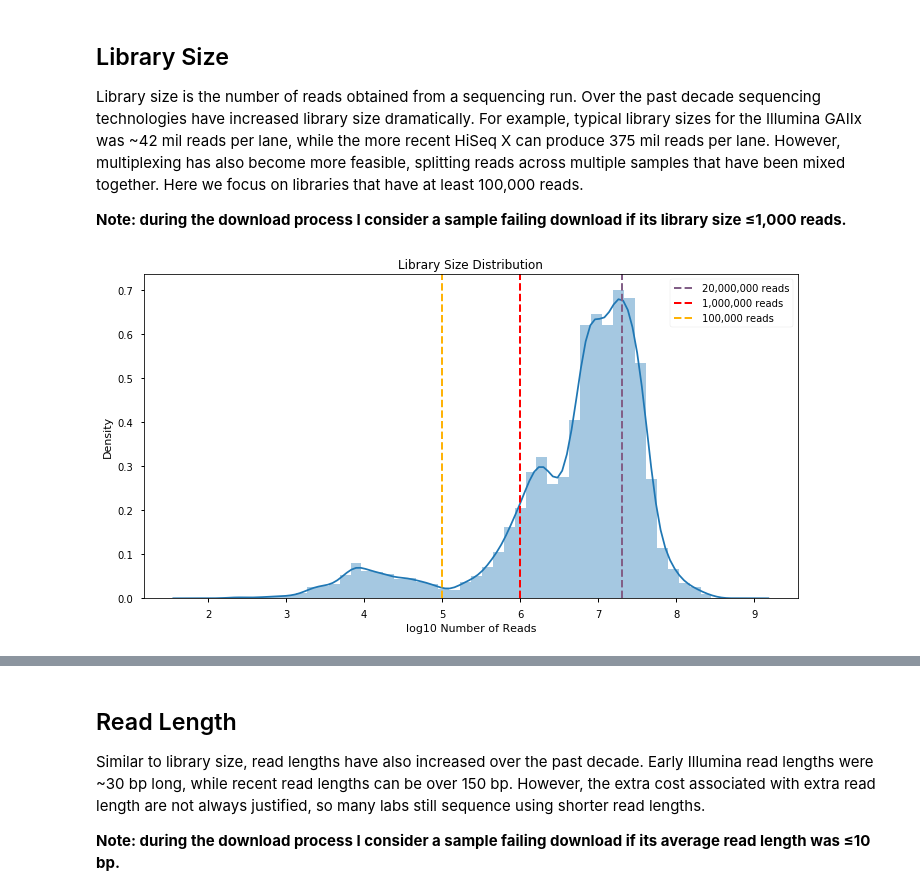
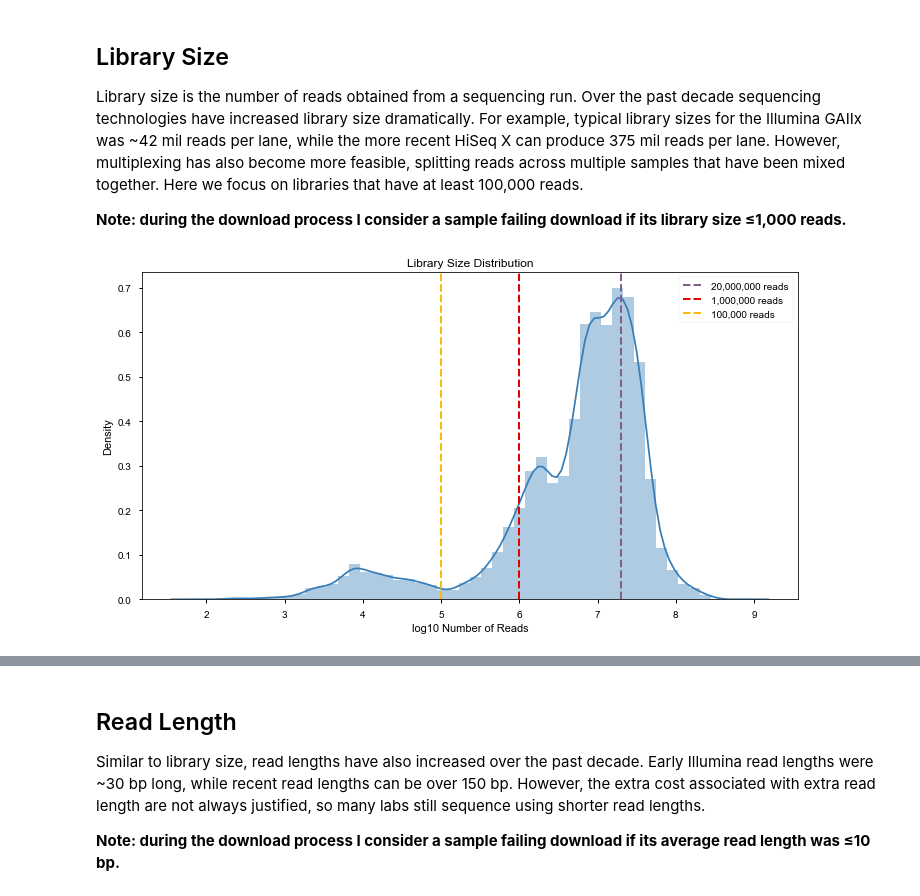
Before and after one commit to jfear/ncbi_remap, a Jupyter notebook: docs/01.01-prealn-wf_qc.ipynb, the cells around one changed output, grey strips where cells are left out. Saved outputs shown, nothing was run; the diff lists cells and outputs as text; code cells hidden in the pictures.

```diff
--- a/docs/01.01-prealn-wf_qc.ipynb
+++ b/docs/01.01-prealn-wf_qc.ipynb
@@ -79,22 +77,22 @@ Here we focus on libraries that have at least 100,000 reads.
 # %%
 # Plot distribution of libsizes
 @make_figs(nbconfig.fig_name('distplot_libsize'),
            styles=nbconfig.styles_wide, formats=nbconfig.formats)
 def plot(store):
     sr = store['prealn/workflow/fastq']['libsize_R1']
     fig, ax = plt.subplots(1, 1)
     sns.distplot(np.log10(sr), ax=ax)
-    ax.axvline(np.log10(2e7), ls='--', lw=2, color=sns.xkcd_rgb['dusty purple'], label='20,000,000 reads')
-    ax.axvline(np.log10(1e6), ls='--', lw=2, color='r', label='1,000,000 reads')
-    ax.axvline(np.log10(1e5), ls='--', lw=2, color=sns.xkcd_rgb['amber'], label='100,000 reads')
+    ax.axvline(np.log10(2e7), ls='--', lw=2, color=nbconfig.color_c2, label='20,000,000 reads')
+    ax.axvline(np.log10(1e6), ls='--', lw=2, color=nbconfig.color_c1, label='1,000,000 reads')
+    ax.axvline(np.log10(1e5), ls='--', lw=2, color=nbconfig.color_c3, label='100,000 reads')
     ax.legend()
     ax.set_xlabel('log10 Number of Reads')
     ax.set_ylabel('Density')
     ax.set_title('Library Size Distribution');
     return fig
 
 plot(store)
 # %% [output]
-[figure, old version]
+[figure, new version]
 # %%
 # Make flags
```
Also changed, not shown: parts of 19 cells of this notebook, 6 other files.
